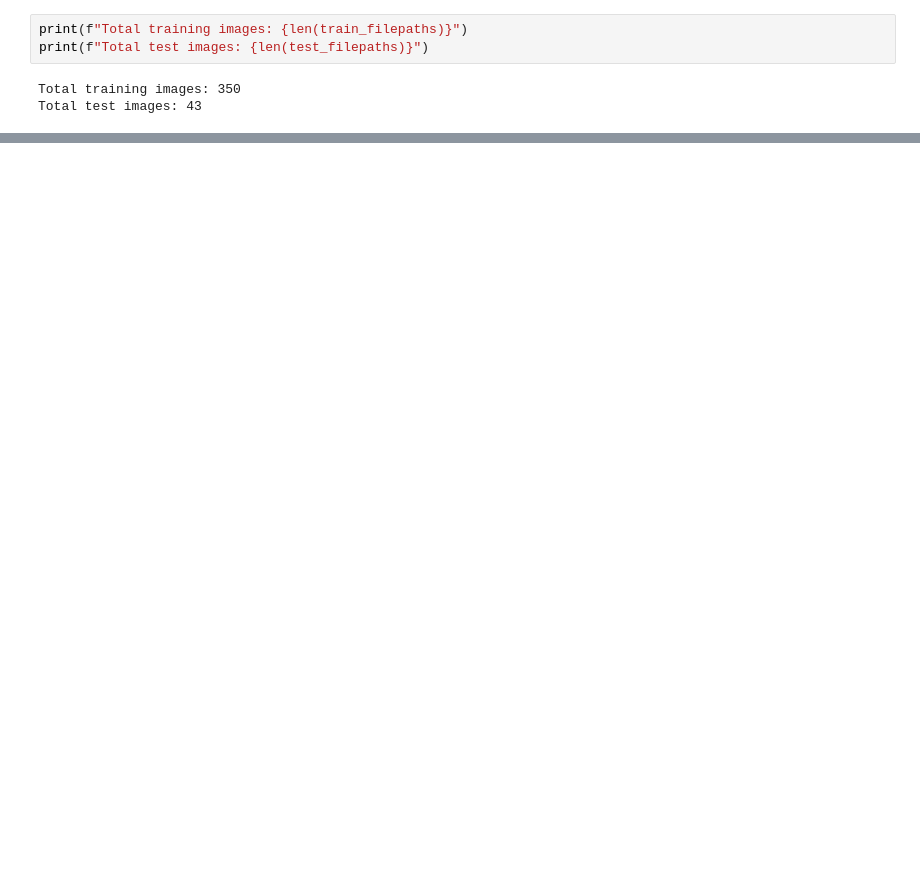
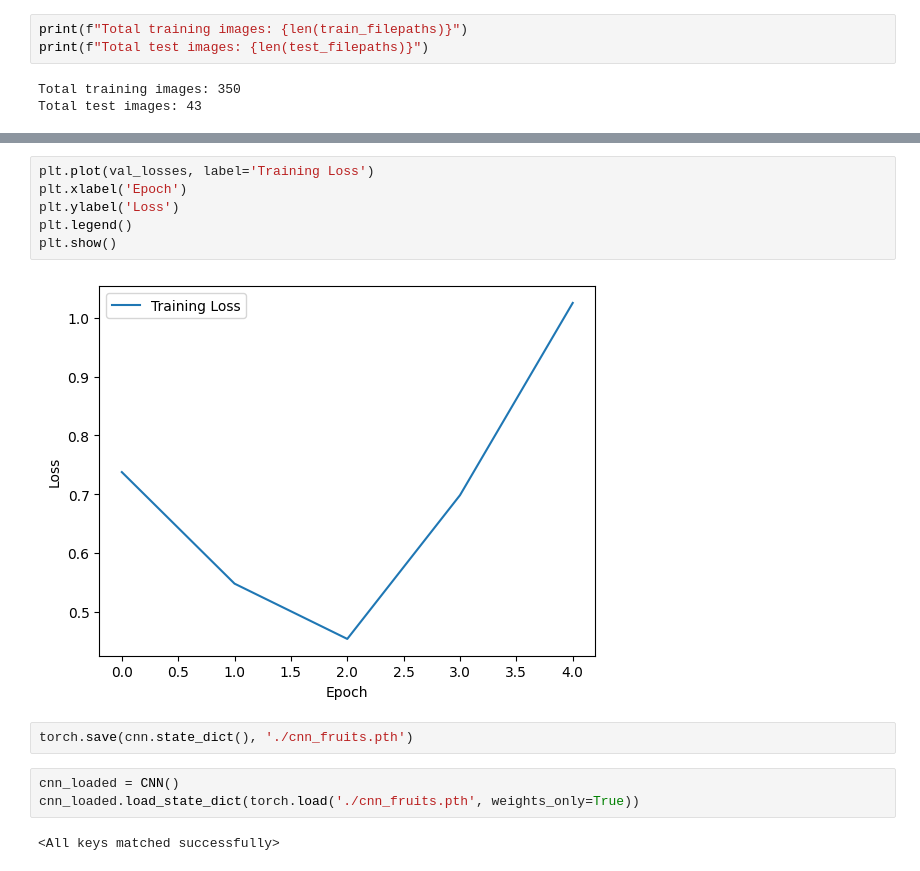
Before and after one commit to Fabianbustosag/cert-redes, a Jupyter notebook: eval.ipynb, the cells around one changed output, grey strips where cells are left out. Cells and saved outputs as stored; diff of their text form; blank space fills up the shorter version.

```diff
--- a/eval.ipynb
+++ b/eval.ipynb
@@ -164,0 +346,15 @@ testloader = torch.utils.data.DataLoader(val_subset, batch_size=batch_size, shuf
+# %%
+plt.plot(val_losses, label='Training Loss')
+plt.xlabel('Epoch')
+plt.ylabel('Loss')
+plt.legend()
+plt.show()
+# %% [output]
+[figure, added]
+# %%
+torch.save(cnn.state_dict(), './cnn_fruits.pth')
+# %%
+cnn_loaded = CNN()
+cnn_loaded.load_state_dict(torch.load('./cnn_fruits.pth', weights_only=True))
+# %% [output]
+<All keys matched successfully>
```
Also changed, not shown: parts of 21 cells of this notebook, 1 other file.
